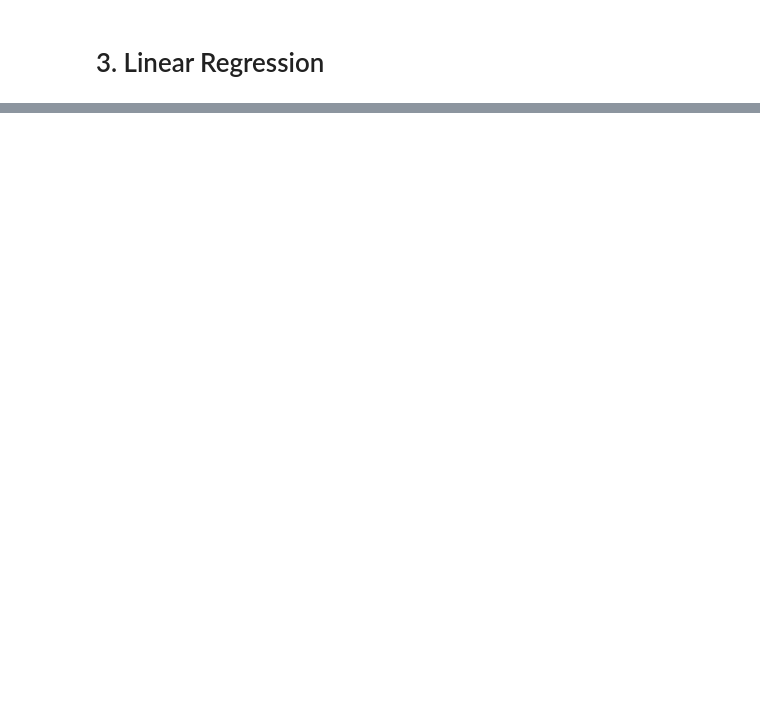
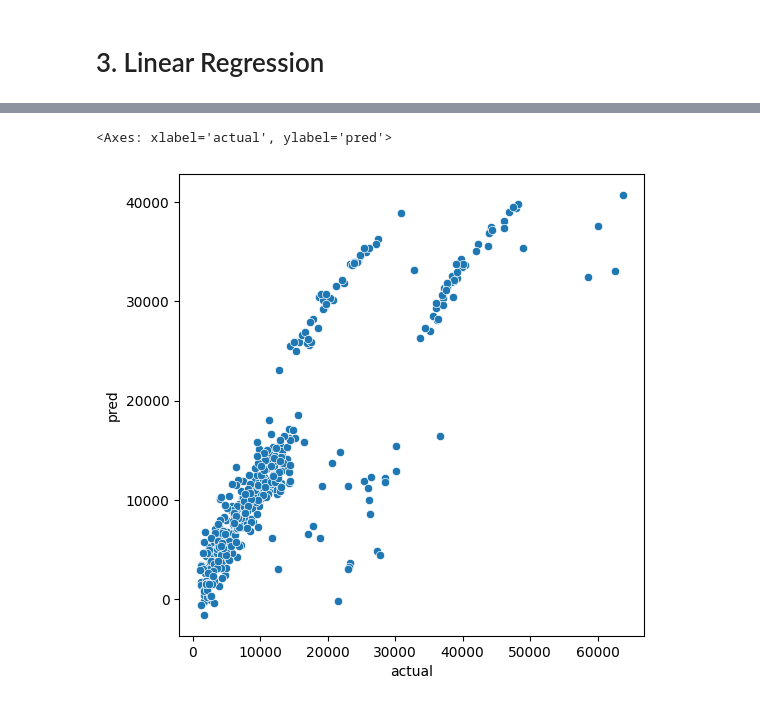
Before and after one commit to JangWoojun/Machine-Learning, a Jupyter notebook: 보험료_회귀.ipynb, the cells around one changed output, grey strips where cells are left out. Drawn from its saved outputs; the diff is of its cells as text; code cells hidden in the pictures; blank space fills up the shorter version.

```diff
--- a/보험료_회귀.ipynb
+++ b/보험료_회귀.ipynb
@@ -201,0 +202,10 @@ print(lr.predict(me))
+# %%
+# 정확도 5개 비교하기: MAE, MSE, MAPE, RMSE, R2 Score
+from sklearn.metrics import mean_absolute_error, mean_squared_error, mean_absolute_percentage_error, r2_score
+lr_pred = lr.predict(X_test)
+
+print(f"MAE = {mean_absolute_error(y_test, lr_pred)}")
+print(f"MSE = {mean_squared_error(y_test, lr_pred)}")
+print(f"MAPE = {mean_absolute_percentage_error(y_test, lr_pred)}")
+print(f"RMSE = {np.sqrt(mean_squared_error(y_test, lr_pred))}")
+print(f"r2_score = {r2_score(y_test, lr_pred)}")
@@ -201,0 +218,4 @@ print(lr.predict(me))
+# %%
+# 실제 값과 예측 값 비교 시각화
+comparison = pd.DataFrame({"actual": y_test, "pred": lr_pred})
+comparison
@@ -201,0 +236,6 @@ print(lr.predict(me))
+# %%
+plt.figure(figsize=(6, 6))
+sns.scatterplot(x="actual", y="pred", data=comparison)
+# %% [output]
+<Axes: xlabel='actual', ylabel='pred'>
+[figure, added]
```
Also changed, not shown: parts of 35 cells of this notebook.
